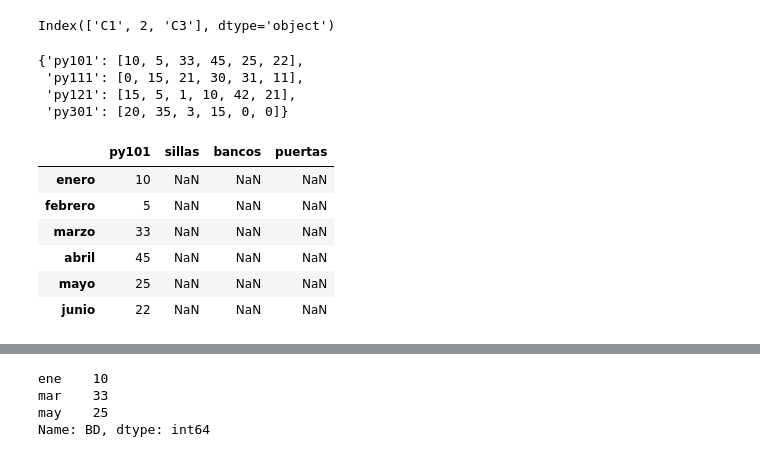
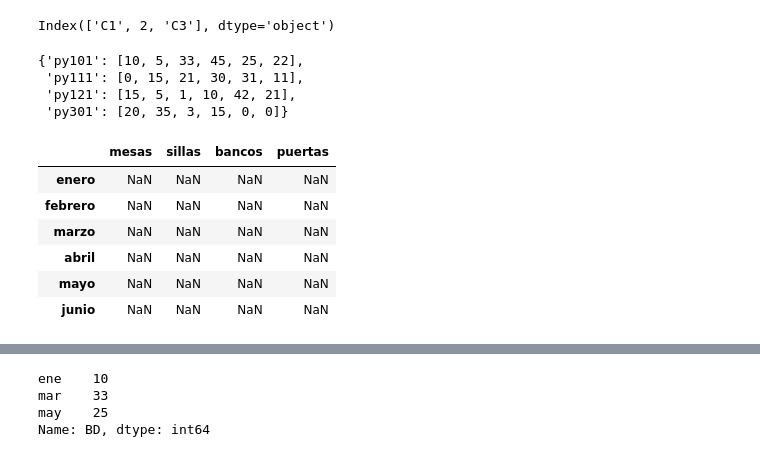
Before and after one commit to JesusCCC/InterPython, a Jupyter notebook: Pre_LiPython/Sesion1.ipynb, the cells around one changed output, grey strips where cells are left out. Cells and saved outputs as stored; diff of their text form; code cells hidden in the pictures.

```diff
--- a/Pre_LiPython/Sesion1.ipynb
+++ b/Pre_LiPython/Sesion1.ipynb
@@ -216,21 +240,22 @@ df5
 df5.columns
 # %% [output]
 Index(['C1', 2, 'C3'], dtype='object')
-# %%
-d
-# %% [output]
-{'py101': [10, 5, 33, 45, 25, 22],
- 'py111': [0, 15, 21, 30, 31, 11],
- 'py121': [15, 5, 1, 10, 42, 21],
- 'py301': [20, 35, 3, 15, 0, 0]}
+# %%
+#DICCIONARIO
+d
+# %% [output]
+{'py101': [10, 5, 33, 45, 25, 22],
+ 'py111': [0, 15, 21, 30, 31, 11],
+ 'py121': [15, 5, 1, 10, 42, 21],
+ 'py301': [20, 35, 3, 15, 0, 0]}
 # %%
-df6 = pd.DataFrame(data=d, index=meses, columns=['py101', 'sillas', 'bancos', 'puertas'])
+df6 = pd.DataFrame(data=d, index=meses, columns=['mesas', 'sillas', 'bancos', 'puertas'])
 df6
 # %% [output]
-|  | py101 | sillas | bancos | puertas |
-| enero | 10 | NaN | NaN | NaN |
-| febrero | 5 | NaN | NaN | NaN |
-| marzo | 33 | NaN | NaN | NaN |
-| abril | 45 | NaN | NaN | NaN |
-| mayo | 25 | NaN | NaN | NaN |
-| junio | 22 | NaN | NaN | NaN |
+|  | mesas | sillas | bancos | puertas |
+| enero | NaN | NaN | NaN | NaN |
+| febrero | NaN | NaN | NaN | NaN |
+| marzo | NaN | NaN | NaN | NaN |
+| abril | NaN | NaN | NaN | NaN |
+| mayo | NaN | NaN | NaN | NaN |
+| junio | NaN | NaN | NaN | NaN |
```
Also changed, not shown: parts of 50 cells of this notebook.
